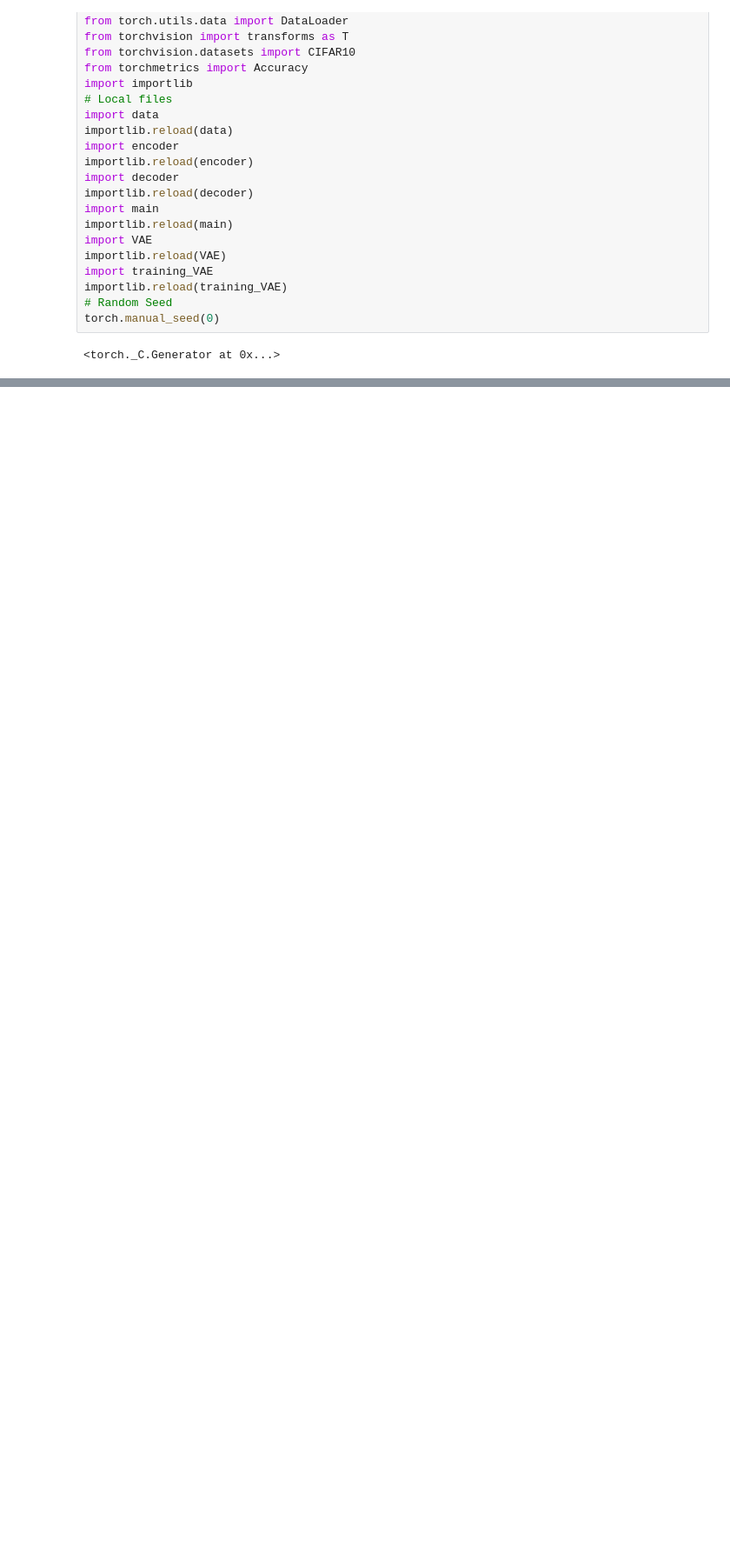
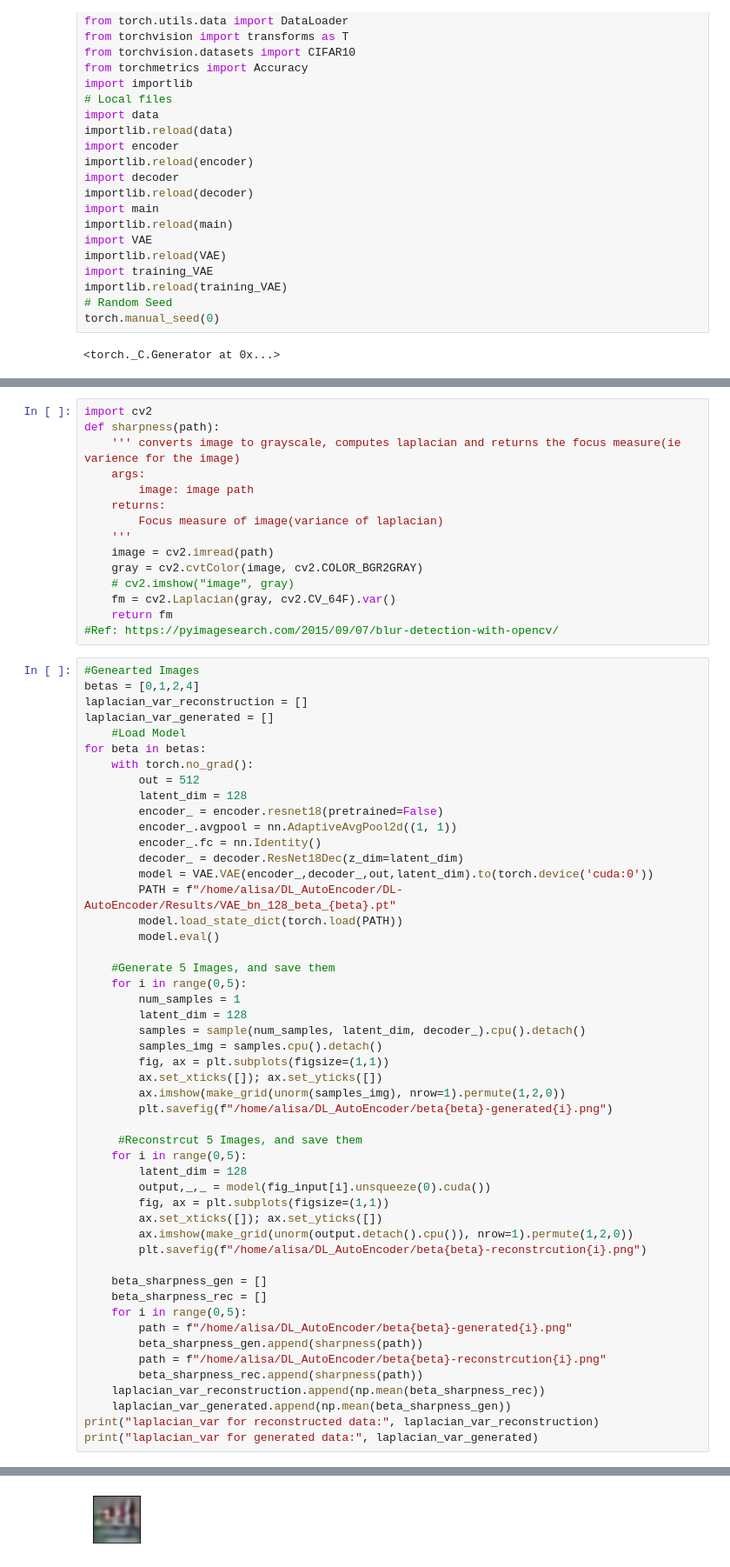
Before and after one commit to AlisaYang07/DL-AutoEncoder, a Jupyter notebook: main_VAE.ipynb, the cells around one changed output, grey strips where cells are left out. Shown at 87% size. Saved outputs shown, nothing was run; the diff lists cells and outputs as text; blank space fills up the shorter version.

```diff
--- a/main_VAE.ipynb
+++ b/main_VAE.ipynb
@@ -205,0 +244,66 @@ Clipping input data to the valid range for imshow with RGB data ([0..1] for floa
+# %%
+import cv2
+def sharpness(path):
+    ''' converts image to grayscale, computes laplacian and returns the focus measure(ie varience for the image)
+    args:
+        image: image path
+    returns:
+        Focus measure of image(variance of laplacian)
+    '''
+    image = cv2.imread(path)
+    gray = cv2.cvtColor(image, cv2.COLOR_BGR2GRAY)
+    # cv2.imshow("image", gray)
+    fm = cv2.Laplacian(gray, cv2.CV_64F).var()
+    return fm
+#Ref: https://pyimagesearch.com/2015/09/07/blur-detection-with-opencv/
+# %%
+#Genearted Images
+betas = [0,1,2,4]
+laplacian_var_reconstruction = []
+laplacian_var_generated = []
+    #Load Model
+for beta in betas:
+    with torch.no_grad():
+        out = 512
+        latent_dim = 128
+        encoder_ = encoder.resnet18(pretrained=False)
+        encoder_.avgpool = nn.AdaptiveAvgPool2d((1, 1))
+        encoder_.fc = nn.Identity()
+        decoder_ = decoder.ResNet18Dec(z_dim=latent_dim)
+        model = VAE.VAE(encoder_,decoder_,out,latent_dim).to(torch.device('cuda:0'))
+        PATH = f"/home/alisa/DL_AutoEncoder/DL-AutoEncoder/Results/VAE_bn_128_beta_{beta}.pt"
+        model.load_state_dict(torch.load(PATH))
+        model.eval()
+
+    #Generate 5 Images, and save them
+    for i in range(0,5):
+        num_samples = 1
+        latent_dim = 128
+        samples = sample(num_samples, latent_dim, decoder_).cpu().detach()
+        samples_img = samples.cpu().detach()
+        fig, ax = plt.subplots(figsize=(1,1))
+        ax.set_xticks([]); ax.set_yticks([])
+        ax.imshow(make_grid(unorm(samples_img), nrow=1).permute(1,2,0))
+        plt.savefig(f"/home/alisa/DL_AutoEncoder/beta{beta}-generated{i}.png")
+
+     #Reconstrcut 5 Images, and save them
+    for i in range(0,5):
+        latent_dim = 128
+        output,_,_ = model(fig_input[i].unsqueeze(0).cuda())
+        fig, ax = plt.subplots(figsize=(1,1))
+        ax.set_xticks([]); ax.set_yticks([])
+        ax.imshow(make_grid(unorm(output.detach().cpu()), nrow=1).permute(1,2,0))
+        plt.savefig(f"/home/alisa/DL_AutoEncoder/beta{beta}-reconstrcution{i}.png")
+
+    beta_sharpness_gen = []
+    beta_sharpness_rec = []
+    for i in range(0,5):
+        path = f"/home/alisa/DL_AutoEncoder/beta{beta}-generated{i}.png"
+        beta_sharpness_gen.append(sharpness(path))
+        path = f"/home/alisa/DL_AutoEncoder/beta{beta}-reconstrcution{i}.png"
+        beta_sharpness_rec.append(sharpness(path))
+    laplacian_var_reconstruction.append(np.mean(beta_sharpness_rec))
+    laplacian_var_generated.append(np.mean(beta_sharpness_gen))
+print("laplacian_var for reconstructed data:", laplacian_var_reconstruction)
+print("laplacian_var for generated data:", laplacian_var_generated)
+# %% [output]
@@ -205,0 +322 @@ Clipping input data to the valid range for imshow with RGB data ([0..1] for floa
+[figure, added]
```
Also changed, not shown: parts of 32 cells of this notebook.
